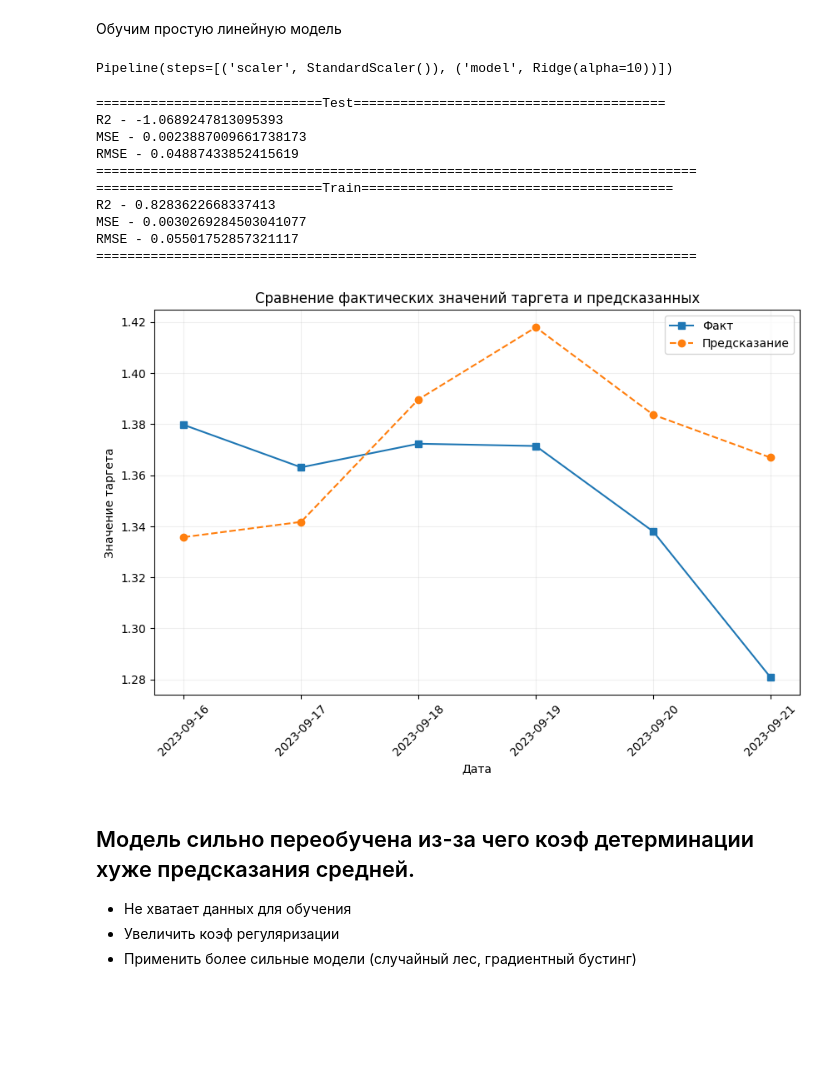
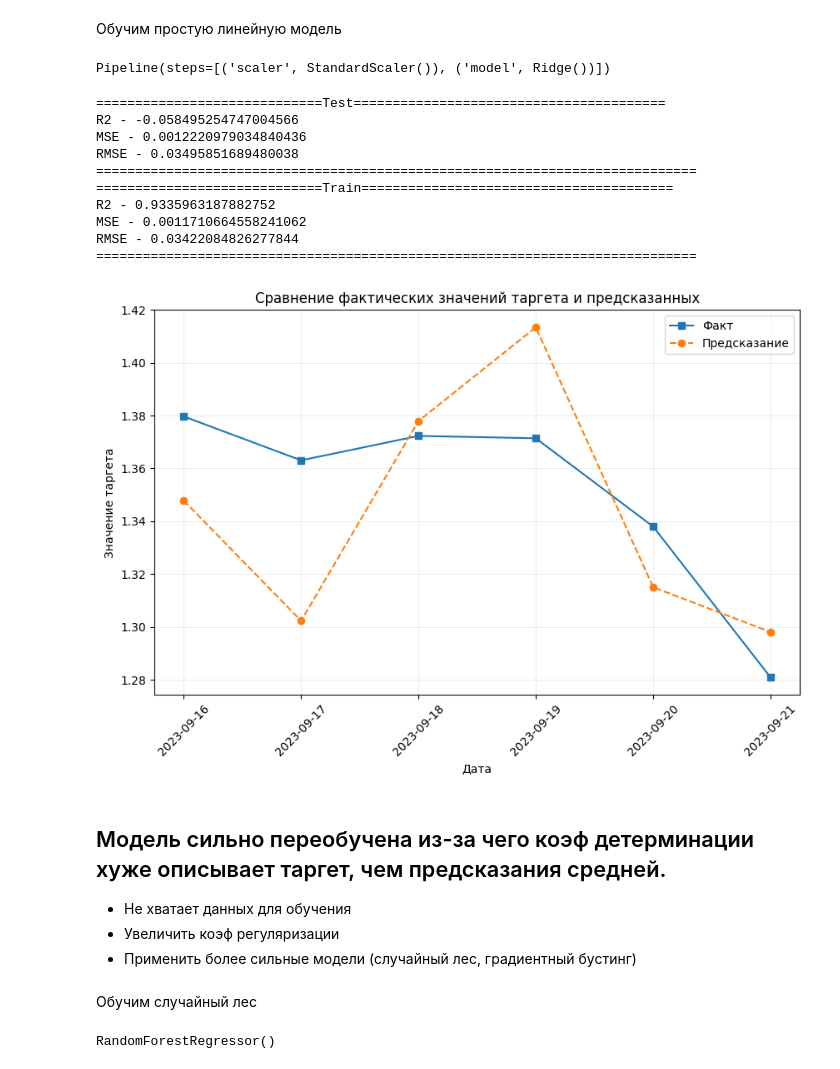
Before and after one commit to Poltava49/My_ML_practice, a Jupyter notebook: time_series/main.ipynb, the cells around one changed output. Cells and saved outputs as stored; diff of their text form; code cells hidden in the pictures; blank space fills up the shorter version.

Commit message:
add forest and boosting predicts

```diff
--- a/time_series/main.ipynb
+++ b/time_series/main.ipynb
@@ -305,7 +305,7 @@ from sklearn.linear_model import Ridge
 from sklearn.preprocessing import StandardScaler
 
 pipe = Pipeline([('scaler', StandardScaler()),
-                 ('model', Ridge(alpha=10))])
+                 ('model', Ridge())])
 # %%
 X = result.drop(labels=['Target'], axis=1)
 y = result['Target']
@@ -319,7 +319,7 @@ y_test = y.iloc[test_index[0]:test_index[-1]]
 # %%
 pipe.fit(X_train, y_train)
 # %% [output]
-Pipeline(steps=[('scaler', StandardScaler()), ('model', Ridge(alpha=10))])
+Pipeline(steps=[('scaler', StandardScaler()), ('model', Ridge())])
 # %%
 y_pred = pipe.predict(X_test)
 y_train_pred = pipe.predict(X_train)
@@ -338,31 +338,37 @@ show_all_regressor_metrics(y_pred=y_pred, y_test=y_test, title='Test')
 show_all_regressor_metrics(y_pred=y_train_pred, y_test=y_train, title='Train')
 # %% [output]
 =============================Test========================================
-R2 - -1.0689247813095393
-MSE - 0.0023887009661738173
-RMSE - 0.04887433852415619
+R2 - -0.058495254747004566
+MSE - 0.0012220979034840436
+RMSE - 0.03495851689480038
 =============================================================================
 =============================Train========================================
-R2 - 0.8283622668337413
-MSE - 0.0030269284503041077
-RMSE - 0.05501752857321117
+R2 - 0.9335963187882752
+MSE - 0.0011710664558241062
+RMSE - 0.03422084826277844
 =============================================================================
 # %%
-fig, ax = plt.subplots(figsize=(10,6))
-ax.plot(X_test.index, y_test, label='Факт',marker='s')
-ax.plot(X_test.index, y_pred, label='Предсказание', marker='o', linestyle='--')
-plt.title('Сравнение фактических значений таргета и предсказанных')
-plt.xlabel('Дата')
-plt.ylabel('Значение таргета')
-plt.grid(alpha=0.2)
-plt.xticks(rotation=45)
-plt.legend()
-plt.show()
+def check_model_prediction(test_data, y_pred, y_test):
+    fig, ax = plt.subplots(figsize=(10,6))
+    ax.plot(test_data.index, y_test, label='Факт',marker='s')
+    ax.plot(test_data.index, y_pred, label='Предсказание', marker='o', linestyle='--')
+    plt.title('Сравнение фактических значений таргета и предсказанных')
+    plt.xlabel('Дата')
+    plt.ylabel('Значение таргета')
+    plt.grid(alpha=0.2)
+    plt.xticks(rotation=45)
+    plt.legend()
+    plt.show()
+
+
+check_model_prediction(test_data=X_test, y_pred=y_pred, y_test=y_test)
 # %% [output]
-[figure, old version]
+[figure, new version]
 # %% [markdown]
-## Модель сильно переобучена из-за чего коэф детерминации хуже предсказания средней.
+## Модель сильно переобучена из-за чего коэф детерминации хуже описывает таргет, чем предсказания средней.
 
 - Не хватает данных для обучения
 - Увеличить коэф регуляризации
 - Применить более сильные модели (случайный лес, градиентный бустинг)
+# %% [markdown]
+Обучим случайный лес
@@ -368,0 +383,4 @@ plt.show()
+# %%
+pipe_random['model']
+# %% [output]
+RandomForestRegressor()
```
Also changed, not shown: parts of 8 cells of this notebook.
